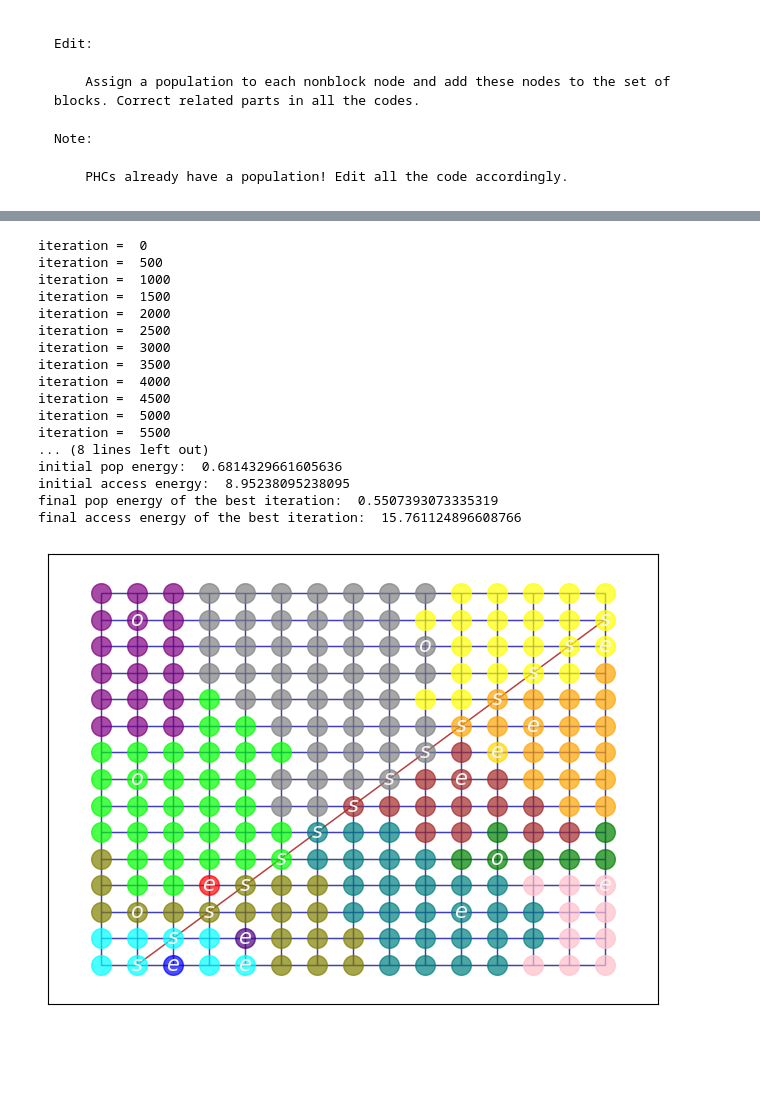
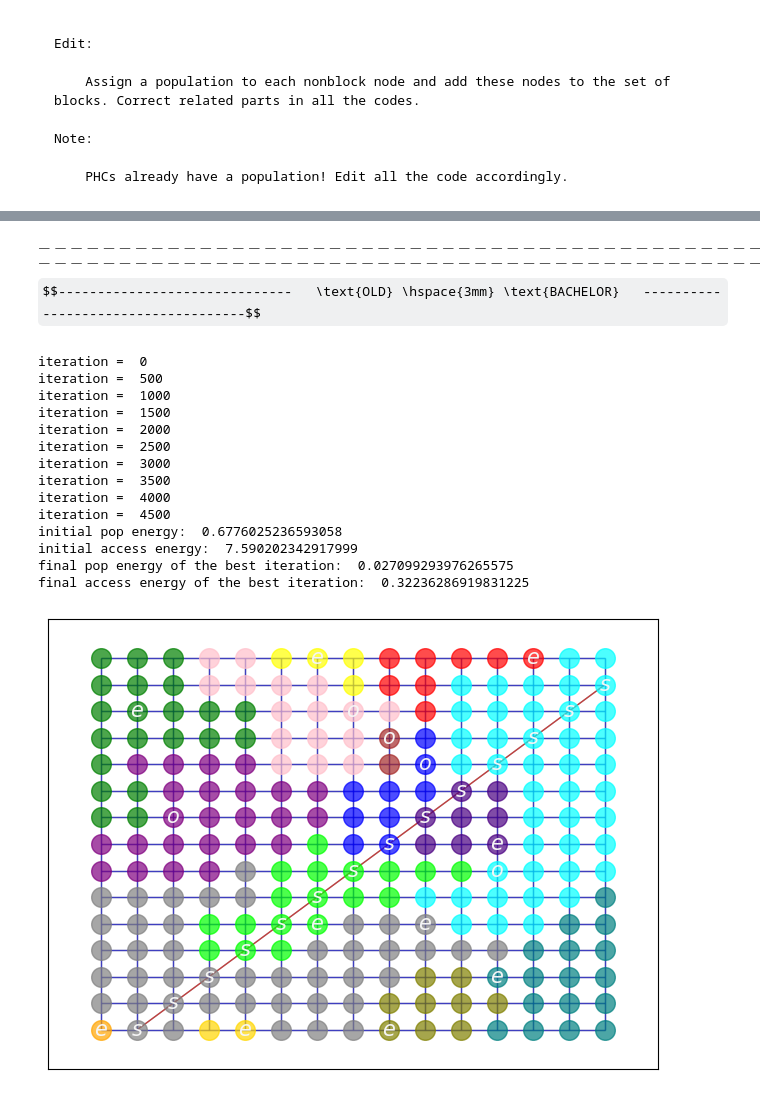
Before and after one commit to kirtisoglu/Chicago-ENCOUNTER-Network-Design, a Jupyter notebook: ricca/main2.ipynb, the cells around one changed output, grey strips where cells are left out. Drawn from its saved outputs; the diff is of its cells as text; code cells hidden in the pictures; some formulas as TeX source; blank space fills up the shorter version.

```diff
--- a/ricca/main2.ipynb
+++ b/ricca/main2.ipynb
@@ -214,37 +263,37 @@ final: {(2, 0): 219, (1, 13): 910, (9, 12): 903, (10, 2): 866, (14, 3): 760, (11
+# %% [markdown]
+$$------------------------------------------------------------------------------------------------------------------------------------------------------------------------------$$
+$$------------------------------------------------------------------------------------------------------------------------------------------------------------------------------$$
+$$------------------------------   \text{OLD} \hspace{3mm} \text{BACHELOR}   ------------------------------------$$
 # %%
-alpha = 0.1
-num_iterations = 10000
-granularity = 0.001
+alpha = 0.01
+num_iterations = 5000
+granularity = 0.00001
 a = len(grid.keys())/2
 b = 1
 c = 1
-
 
 initial_OLD, initial_pop_OLD, initial_energy_pop_OLD, initial_energy_access_OLD, best_solution_OLD, best_energy_pop_OLD, best_energy_access_OLD= search.old_bachelor(G, grid, seeds, travel2, num_iterations, granularity, a, b, c, alpha)
 
 print("initial pop energy: ", initial_energy_pop_OLD)
 print("initial access energy: ", initial_energy_access_OLD)
 print("final pop energy of the best iteration: ", best_energy_pop_OLD)
 print("final access energy of the best iteration: ", best_energy_access_OLD)
 
 plot.plot_graph_clusters(G, V_stops, V_possible, V_existing, all_facilities, seeds, node_size, initial_OLD)
 plot.plot_graph_clusters(G, V_stops, V_possible, V_existing, all_facilities, seeds, node_size, best_solution_OLD)
 # %% [output]
 iteration =  0
 iteration =  500
 iteration =  1000
 iteration =  1500
 iteration =  2000
 iteration =  2500
 iteration =  3000
 iteration =  3500
 iteration =  4000
 iteration =  4500
-iteration =  5000
-iteration =  5500
-... (8 lines left out)
-initial pop energy:  0.6814329661605636
-initial access energy:  8.95238095238095
-final pop energy of the best iteration:  0.5507393073335319
-final access energy of the best iteration:  15.761124896608766
+initial pop energy:  0.6776025236593058
+initial access energy:  7.590202342917999
+final pop energy of the best iteration:  0.027099293976265575
+final access energy of the best iteration:  0.32236286919831225
-[figure, old version]
+[figure, new version]
```
Also changed, not shown: parts of 20 cells of this notebook, 2 other files.
